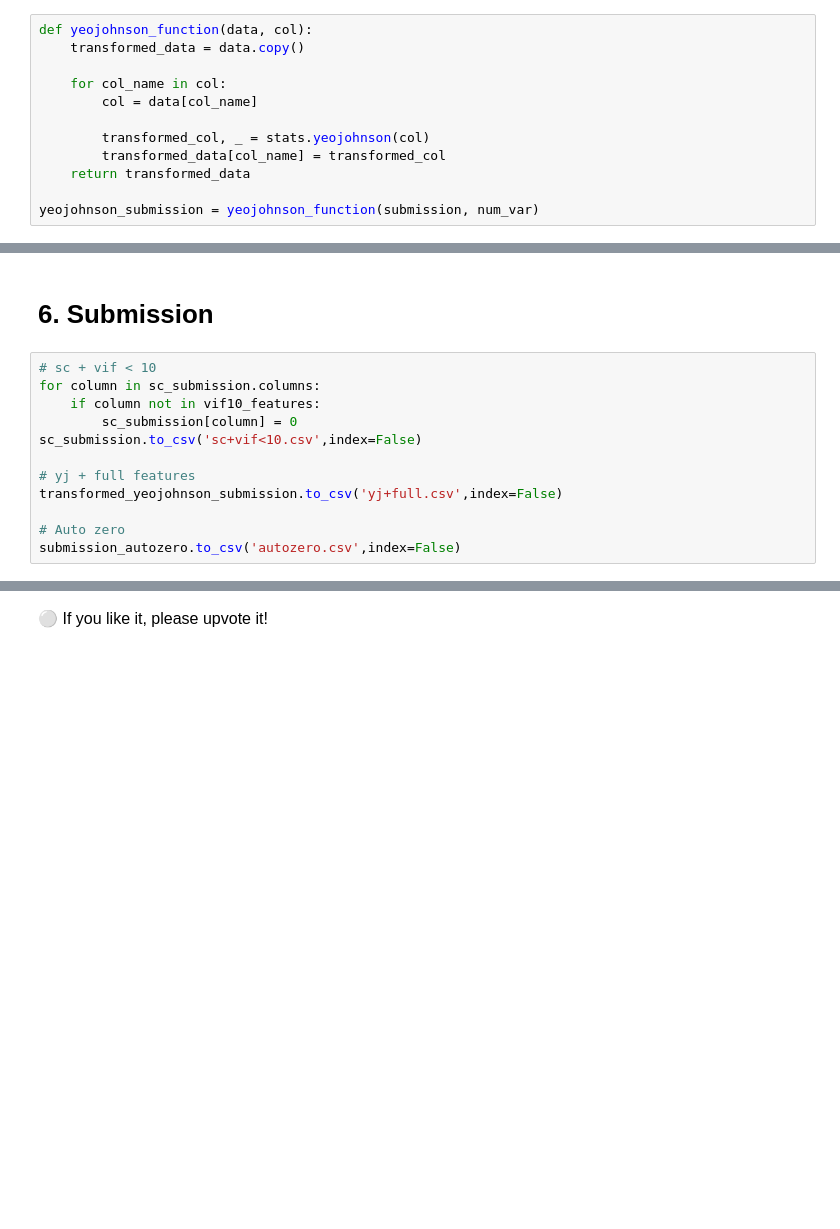
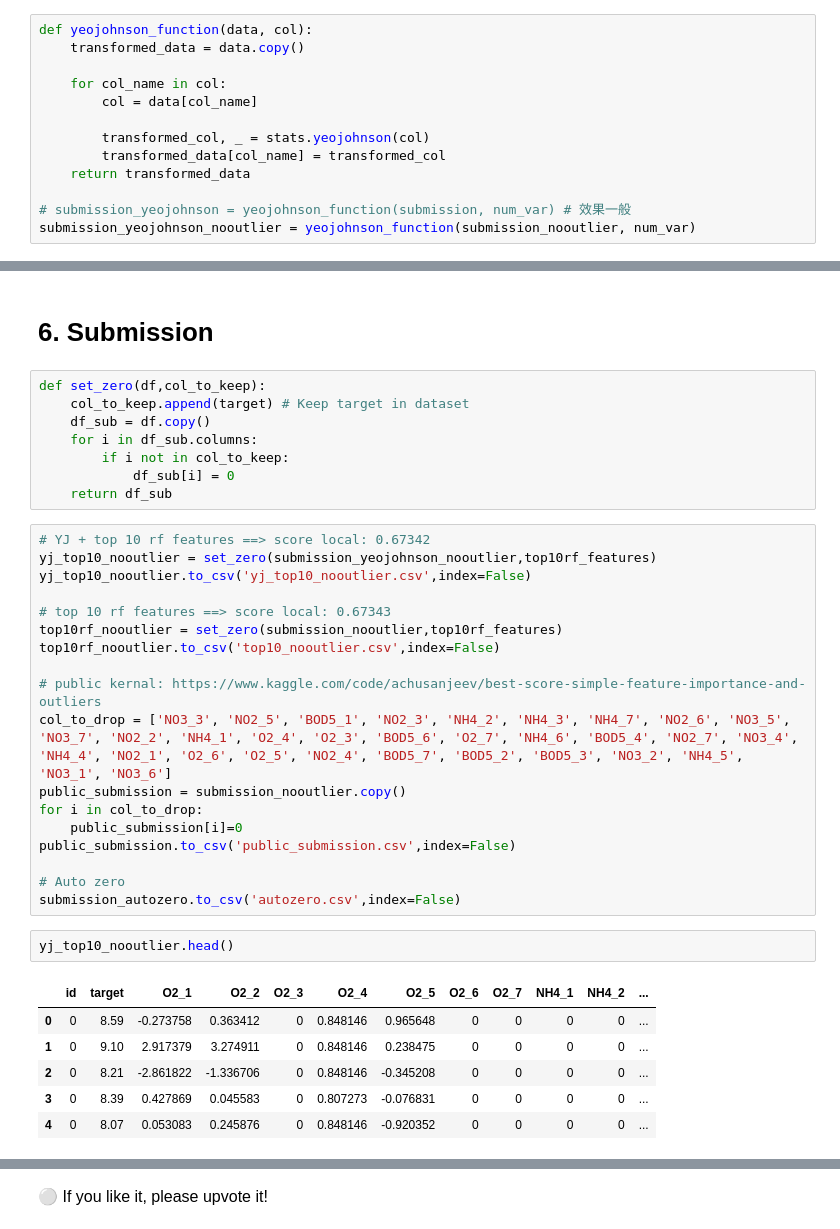
Before and after one commit to zerolovesea/Kaggle_Competitions, a Jupyter notebook: en-playground-s3-e21-eda-fss.ipynb, the cells around one changed output, grey strips where cells are left out. Saved outputs shown, nothing was run; the diff lists cells and outputs as text; blank space fills up the shorter version.

Commit message:
Kaggle Notebook | [EN/中][PLAYGROUND S3,E21] 📊EDA + FSS📈 | Version 30

```diff
--- a/en-playground-s3-e21-eda-fss.ipynb
+++ b/en-playground-s3-e21-eda-fss.ipynb
@@ -414,4 +481,5 @@ def yeojohnson_function(data, col):
         transformed_data[col_name] = transformed_col
     return transformed_data
 
-yeojohnson_submission = yeojohnson_function(submission, num_var)
+# submission_yeojohnson = yeojohnson_function(submission, num_var) # 效果一般
+submission_yeojohnson_nooutlier = yeojohnson_function(submission_nooutlier, num_var)
@@ -538,15 +612,38 @@ submission_autozero.head()
 # %% [markdown]
 <a id="6"></a>
 # <b> 6. Submission </b>
-# %%
-# sc + vif < 10
-for column in sc_submission.columns:
-    if column not in vif10_features:
-        sc_submission[column] = 0
-sc_submission.to_csv('sc+vif<10.csv',index=False)
-
-# yj + full features
-transformed_yeojohnson_submission.to_csv('yj+full.csv',index=False)
-
-# Auto zero
-submission_autozero.to_csv('autozero.csv',index=False)
+# %%
+def set_zero(df,col_to_keep):
+    col_to_keep.append(target) # Keep target in dataset
+    df_sub = df.copy()
+    for i in df_sub.columns:
+        if i not in col_to_keep:
+            df_sub[i] = 0
+    return df_sub
+# %%
+# YJ + top 10 rf features ==> score local: 0.67342
+yj_top10_nooutlier = set_zero(submission_yeojohnson_nooutlier,top10rf_features)
+yj_top10_nooutlier.to_csv('yj_top10_nooutlier.csv',index=False)
+
+# top 10 rf features ==> score local: 0.67343
+top10rf_nooutlier = set_zero(submission_nooutlier,top10rf_features)
+top10rf_nooutlier.to_csv('top10_nooutlier.csv',index=False)
+
+# public kernal: https://www.kaggle.com/code/achusanjeev/best-score-simple-feature-importance-and-outliers
+col_to_drop = ['NO3_3', 'NO2_5', 'BOD5_1', 'NO2_3', 'NH4_2', 'NH4_3', 'NH4_7', 'NO2_6', 'NO3_5', 'NO3_7', 'NO2_2', 'NH4_1', 'O2_4', 'O2_3', 'BOD5_6', 'O2_7', 'NH4_6', 'BOD5_4', 'NO2_7', 'NO3_4', 'NH4_4', 'NO2_1', 'O2_6', 'O2_5', 'NO2_4', 'BOD5_7', 'BOD5_2', 'BOD5_3', 'NO3_2', 'NH4_5', 'NO3_1', 'NO3_6']
+public_submission = submission_nooutlier.copy()
+for i in col_to_drop:
+    public_submission[i]=0
+public_submission.to_csv('public_submission.csv',index=False)
+
+# Auto zero
+submission_autozero.to_csv('autozero.csv',index=False)
+# %%
+yj_top10_nooutlier.head()
+# %% [output]
+|  | id | target | O2_1 | O2_2 | O2_3 | O2_4 | O2_5 | O2_6 | O2_7 | NH4_1 | NH4_2 | ... |
+| 0 | 0 | 8.59 | -0.273758 | 0.363412 | 0 | 0.848146 | 0.965648 | 0 | 0 | 0 | 0 | ... |
+| 1 | 0 | 9.10 | 2.917379 | 3.274911 | 0 | 0.848146 | 0.238475 | 0 | 0 | 0 | 0 | ... |
+| 2 | 0 | 8.21 | -2.861822 | -1.336706 | 0 | 0.848146 | -0.345208 | 0 | 0 | 0 | 0 | ... |
+| 3 | 0 | 8.39 | 0.427869 | 0.045583 | 0 | 0.807273 | -0.076831 | 0 | 0 | 0 | 0 | ... |
+| 4 | 0 | 8.07 | 0.053083 | 0.245876 | 0 | 0.848146 | -0.920352 | 0 | 0 | 0 | 0 | ... |
```
Also changed, not shown: parts of 34 cells of this notebook.
